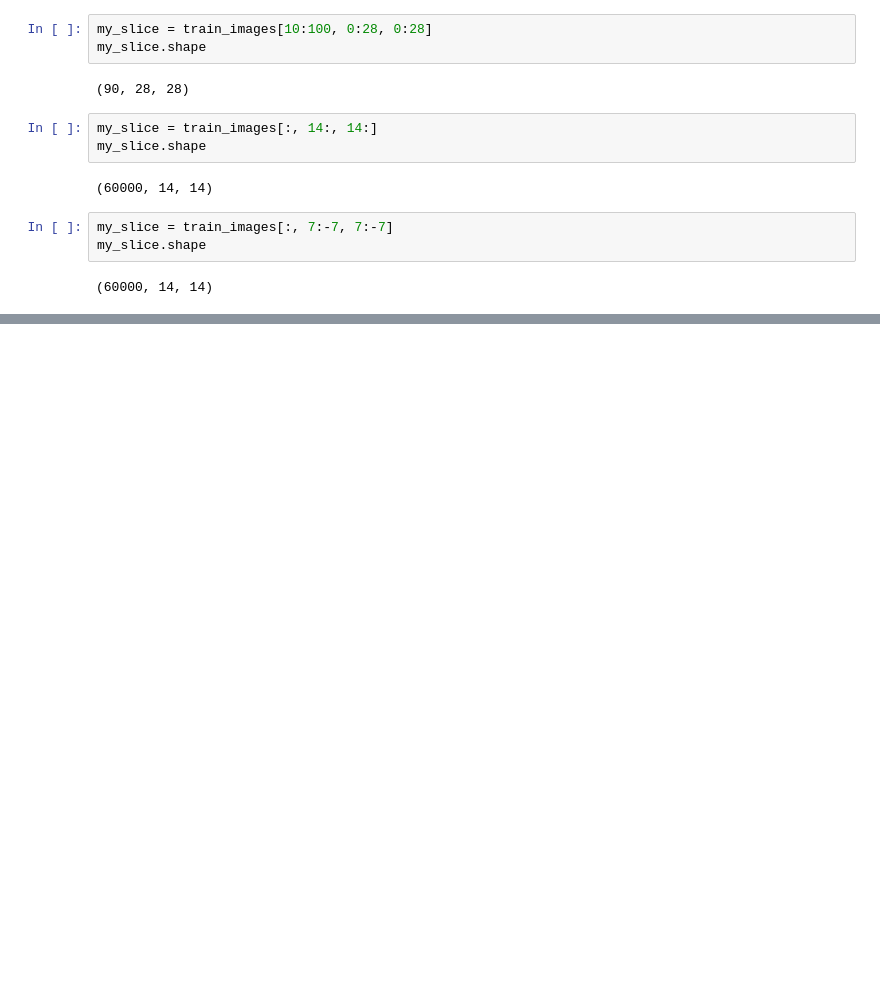
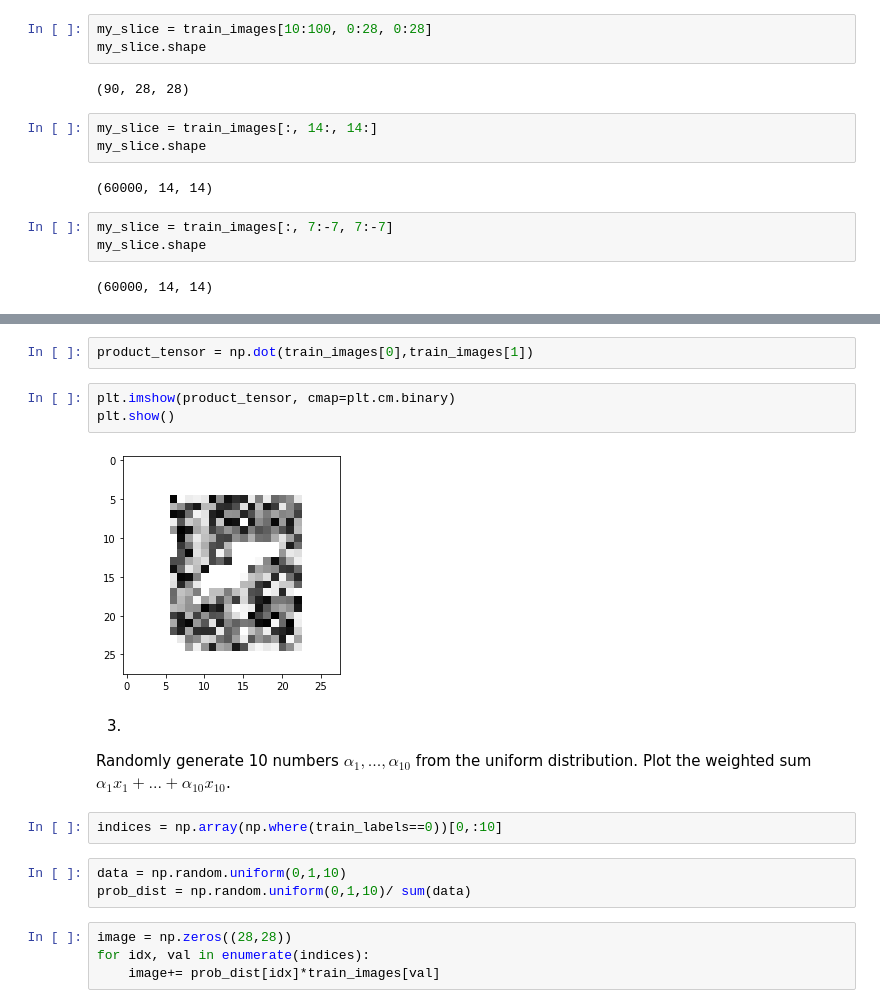
Before and after one commit to oorejola/CMPS-6660-DeepLearning, a Jupyter notebook: Lecture2.ipynb, the cells around one changed output, grey strips where cells are left out. Cells and saved outputs as stored; diff of their text form; blank space fills up the shorter version.

```diff
--- a/Lecture2.ipynb
+++ b/Lecture2.ipynb
@@ -162,0 +316,21 @@ t
+# %%
+product_tensor = np.dot(train_images[0],train_images[1])
+# %%
+plt.imshow(product_tensor, cmap=plt.cm.binary)
+plt.show()
+# %% [output]
+[figure, added]
+# %% [markdown]
+3.
+Randomly generate 10 numbers $\alpha_1, ... , \alpha_{10}$ from the
+uniform distribution.
+Plot the weighted sum $\alpha_1 x_1 + ... + \alpha_{10} x_{10}$.
+# %%
+indices = np.array(np.where(train_labels==0))[0,:10]
+# %%
+data = np.random.uniform(0,1,10)
+prob_dist = np.random.uniform(0,1,10)/ sum(data)
+# %%
+image = np.zeros((28,28))
+for idx, val in enumerate(indices):
+    image+= prob_dist[idx]*train_images[val]
```
Also changed, not shown: parts of 37 cells of this notebook.
